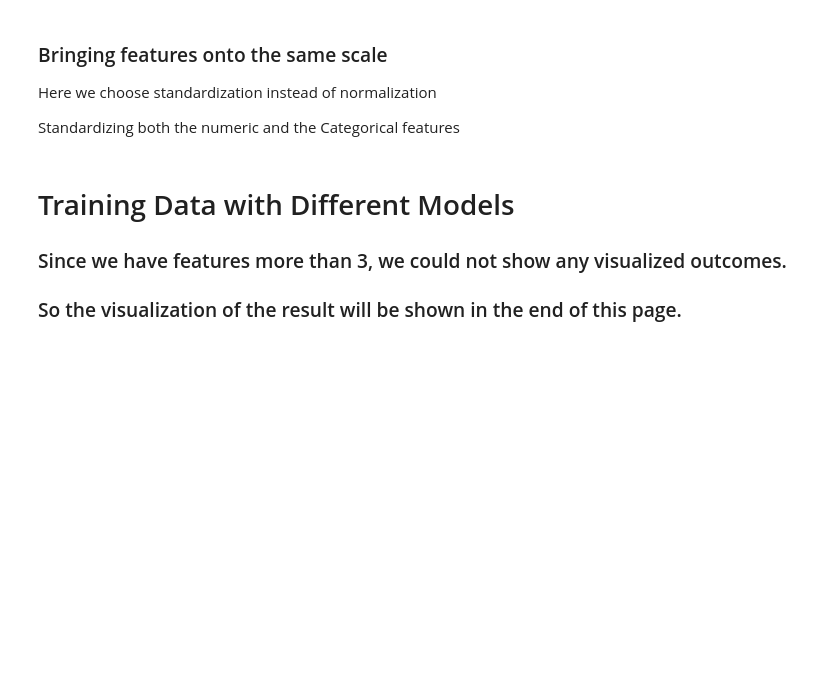
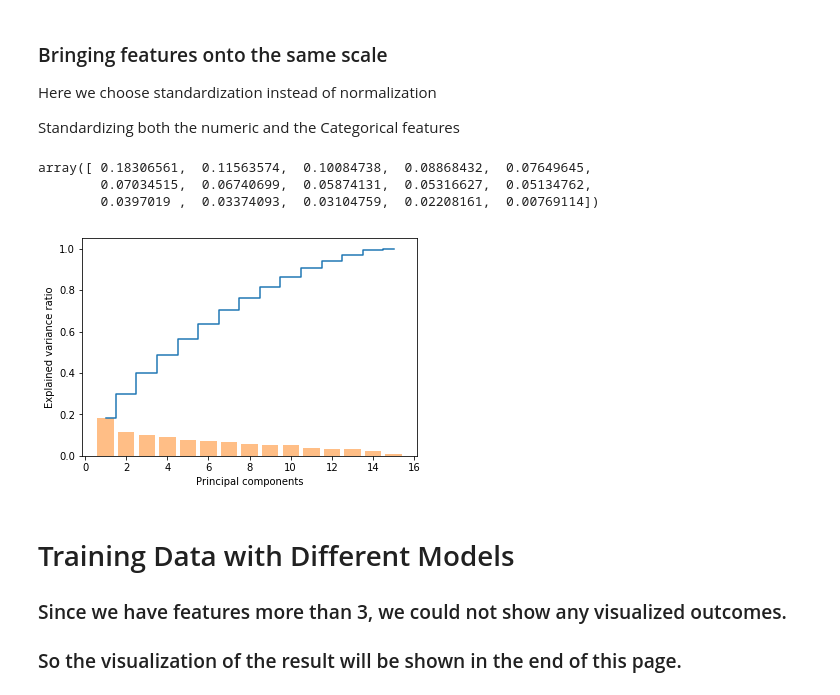
Before and after one commit to xiechenpku/PHBS_TQFML, a Jupyter notebook: HW/bank_marketing.ipynb, the cells around one changed output. Drawn from its saved outputs; the diff is of its cells as text; code cells hidden in the pictures; blank space fills up the shorter version.

```diff
--- a/HW/bank_marketing.ipynb
+++ b/HW/bank_marketing.ipynb
@@ -123,6 +123,30 @@ stdsc = StandardScaler()
 #X_train[['age','balance','day','campaign','pdays','previous']] = stdsc.fit_transform(X_train[['age','balance','day','campaign','pdays','previous']])
 X_train = stdsc.fit_transform(X_train)
 X_test = stdsc.transform(X_test)
+# %%
+from sklearn.discriminant_analysis import LinearDiscriminantAnalysis as LDA
+
+from sklearn.decomposition import PCA
+
+pca = PCA(n_components=None)
+X_train_pca = pca.fit_transform(X_train)
+
+pca.explained_variance_ratio_
+# %% [output]
+array([ 0.18306561,  0.11563574,  0.10084738,  0.08868432,  0.07649645,
+        0.07034515,  0.06740699,  0.05874131,  0.05316627,  0.05134762,
+        0.0397019 ,  0.03374093,  0.03104759,  0.02208161,  0.00769114])
+# %%
+import matplotlib.pyplot as plt
+
+plt.bar(range(1, len(pca.explained_variance_ratio_)+1), pca.explained_variance_ratio_, alpha=0.5, align='center')
+plt.step(range(1, len(pca.explained_variance_ratio_)+1), np.cumsum(pca.explained_variance_ratio_), where='mid')
+plt.ylabel('Explained variance ratio')
+plt.xlabel('Principal components')
+
+plt.show()
+# %% [output]
+[figure, added]
 # %% [markdown]
 # Training Data with Different Models
 
```
Also changed, not shown: parts of 2 cells of this notebook, 2 other files.
